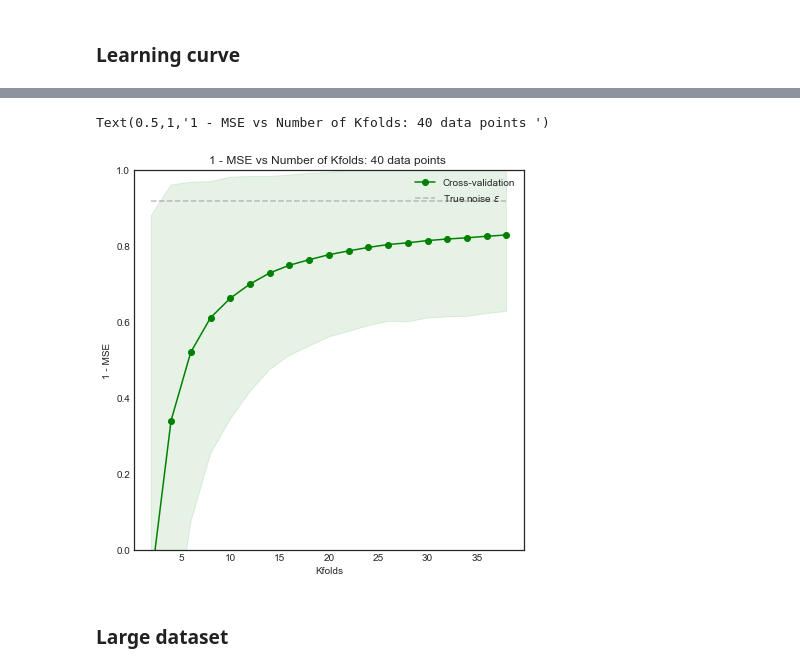
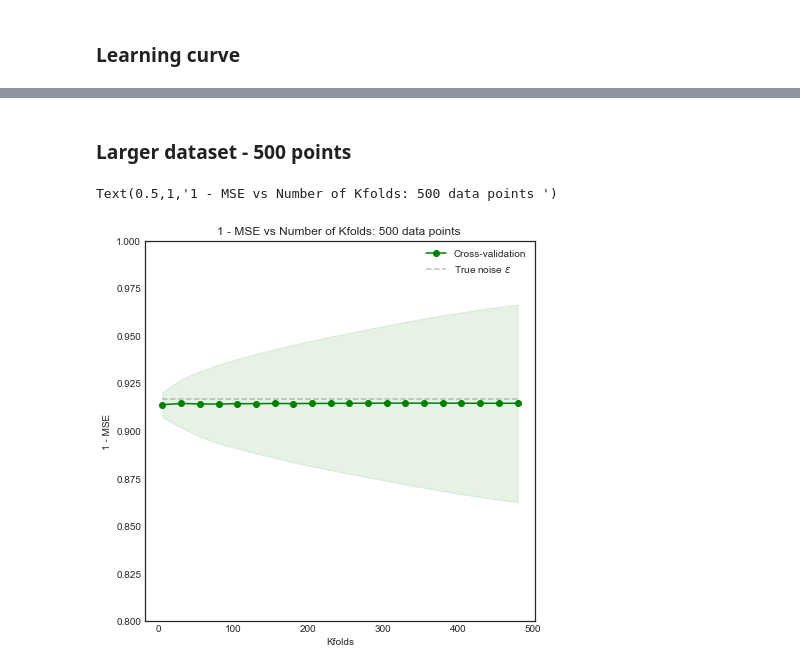
Before and after one commit to xavierbourretsicotte/Data-Portfolio, a Jupyter notebook: Cross_Validation.ipynb, the cells around one changed output, grey strips where cells are left out. Saved outputs shown, nothing was run; the diff lists cells and outputs as text; code cells hidden in the pictures.

```diff
--- a/Cross_Validation.ipynb
+++ b/Cross_Validation.ipynb
@@ -159,7 +170,7 @@ plt.show()
 # %%
 #Initializing noisy non linear data
 np.random.seed(0)
-n = 1000
+n = 10000
 x = np.linspace(0,1,n)
 x_plot = np.linspace(0,1,10*n)
 noise = np.random.uniform(-.5,.5, size = n)
@@ -178,6 +189,7 @@ for s in range(len(train_sizes)):
     Train_MSE_list, Test_MSE_list = [], []
     rs = ShuffleSplit(n_splits=300, train_size = train_sizes[s], test_size=test_sizes[s])
     rs.get_n_splits(X)
+
 
     for train_index, test_index in rs.split(X):
         #print("TRAIN:", train_index, "TEST:", test_index)
@@ -267,21 +389,54 @@ Test_Std_MSE2  = np.asarray(Test_Std_MSE2)
+# %% [markdown]
+### Larger dataset - 500 points
+# %%
+#Utility variables
+Test_Mean_MSE1, Test_Std_MSE1 = [],[]
+Test_Mean_MSE2, Test_Std_MSE2 = [],[]
+split_range = np.arange(5,500,25)
+
+for s in split_range:
+
+    for i in range(20):
+        Test_MSE_list = []
+        rs = ShuffleSplit(n_splits=1, train_size = 500, test_size=1)
+        rs.get_n_splits(X)
+        for subset_index, _ in rs.split(X):
+            X_subset, Y_subset, = X[subset_index],Y[subset_index]
+
+        #Loop over kfold splits
+        kf = KFold(n_splits = s)
+
+        for train_index, test_index in kf.split(X_subset):
+            X_train, X_test = X_subset[train_index], X_subset[test_index]
+            y_train, y_test = Y_subset[train_index], Y_subset[test_index]
+
+            pipeline = Pipeline([('polynomialfeatures', PolynomialFeatures(degree=6, include_bias=True, interaction_only=False)),
+             ('linearregression', LinearRegression(copy_X=True, fit_intercept=True, n_jobs=1, normalize=False))])
+            pipeline.fit(X_train,y_train)
+            Test_MSE_list.append(mean_squared_error(y_test, pipeline.predict(X_test)))
+
+        Test_Mean_MSE1.append(np.mean(Test_MSE_list))
+        Test_Std_MSE1.append(np.std(Test_MSE_list))
+
+    Test_Mean_MSE2.append(np.mean(Test_Mean_MSE1))
+    Test_Std_MSE2.append(np.mean(Test_Std_MSE1))
+
+Test_Mean_MSE2  = np.asarray(Test_Mean_MSE2)
+Test_Std_MSE2  = np.asarray(Test_Std_MSE2)
 # %%
-#Plotting result
 plt.figure(figsize = (7,7))
-
 plt.fill_between(split_range, 1 - (Test_Mean_MSE2 - Test_Std_MSE2),
                  1 - (Test_Mean_MSE2 + Test_Std_MSE2), alpha=0.1, color="g")
 
 plt.plot(split_range, 1 - Test_Mean_MSE2, 'o-', color="g",
          label="Cross-validation")
 
 plt.hlines(1 - 1/12 , min(split_range),max(split_range), linestyle = '--', color = 'gray', alpha = .5, label = 'True noise $\epsilon$')
 plt.legend(loc="best")
-plt.ylim(0,1)
+plt.ylim(0.8,1)
 plt.ylabel('1 - MSE')
 plt.xlabel('Kfolds')
-plt.title('1 - MSE vs Number of Kfolds: 40 data points ')
+plt.title('1 - MSE vs Number of Kfolds: 500 data points ')
 # %% [output]
-Text(0.5,1,'1 - MSE vs Number of Kfolds: 40 data points ')
+Text(0.5,1,'1 - MSE vs Number of Kfolds: 500 data points ')
-[figure, old version]
+[figure, new version]
-# %% [markdown]
-### Large dataset
```
Also changed, not shown: parts of 15 cells of this notebook.
